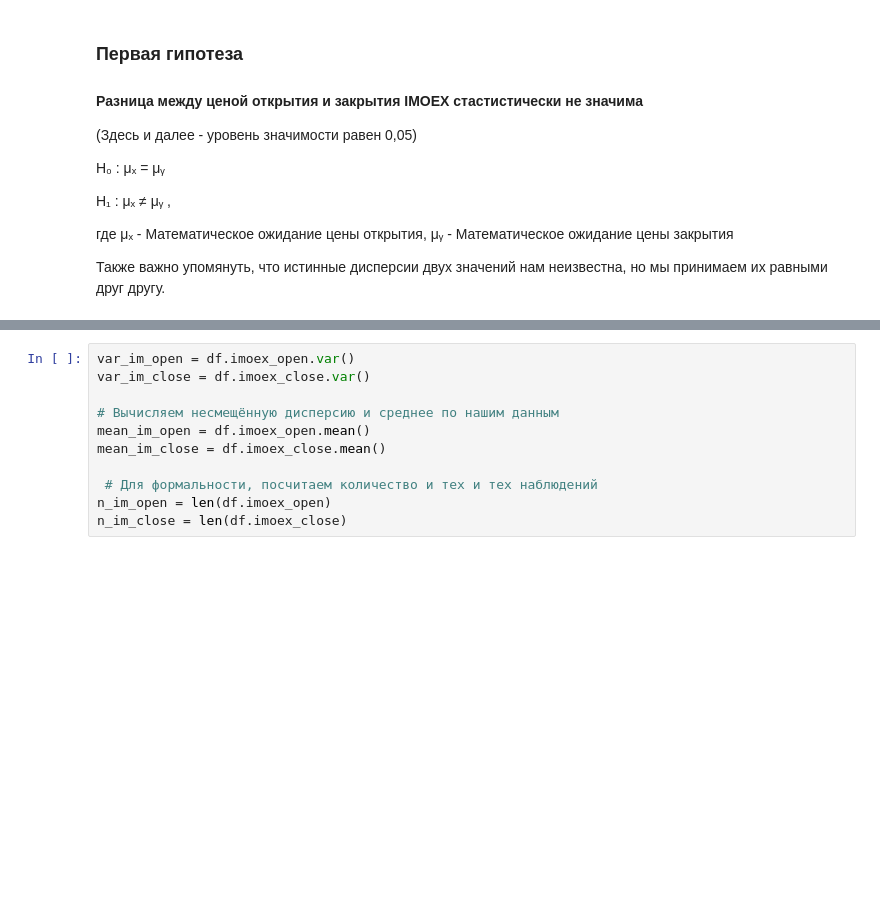
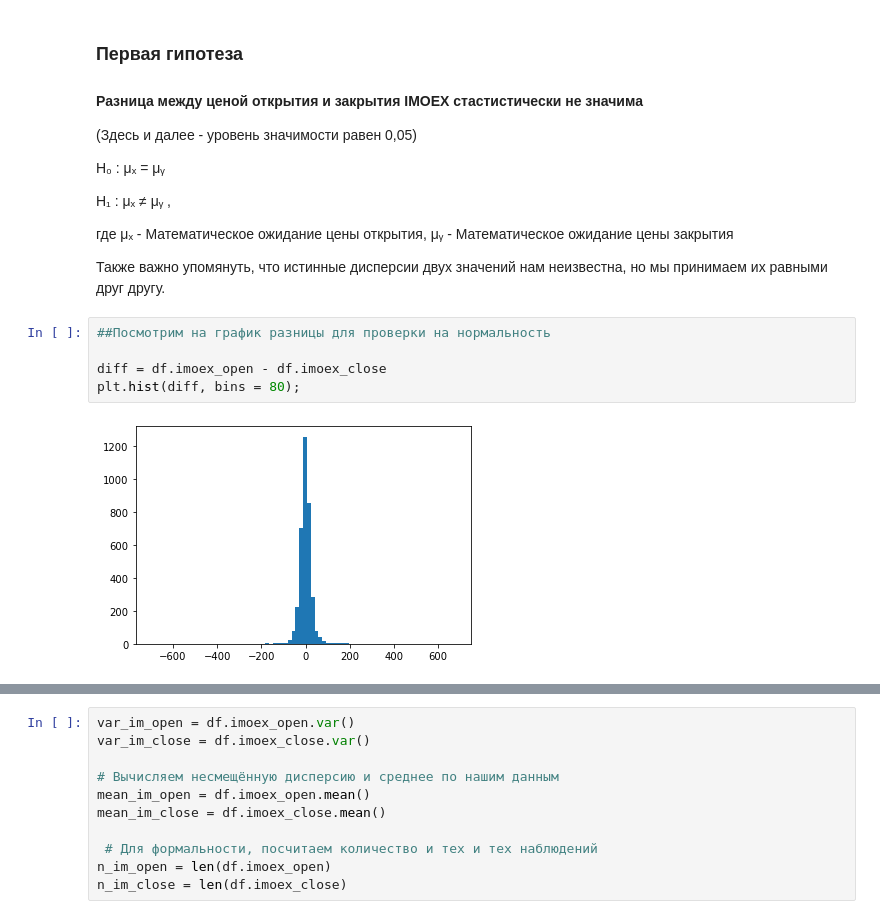
Before and after one commit to evelinakolomoets/andan_project, a Jupyter notebook: step06_hypotheses.ipynb, the cells around one changed output, grey strips where cells are left out. Drawn from its saved outputs; the diff is of its cells as text; blank space fills up the shorter version.

```diff
--- a/step06_hypotheses.ipynb
+++ b/step06_hypotheses.ipynb
@@ -43,3 +43,10 @@ H₁ : μₓ ≠ μᵧ ,
 где μₓ - Математическое ожидание цены открытия, μᵧ - Математическое ожидание цены закрытия
 
 Также важно упомянуть, что истинные дисперсии двух значений нам неизвестна, но мы принимаем их равными друг другу.
+# %%
+##Посмотрим на график разницы для проверки на нормальность
+
+diff = df.imoex_open - df.imoex_close
+plt.hist(diff, bins = 80);
+# %% [output]
+[figure, added]
```
Also changed, not shown: parts of 29 cells of this notebook.
